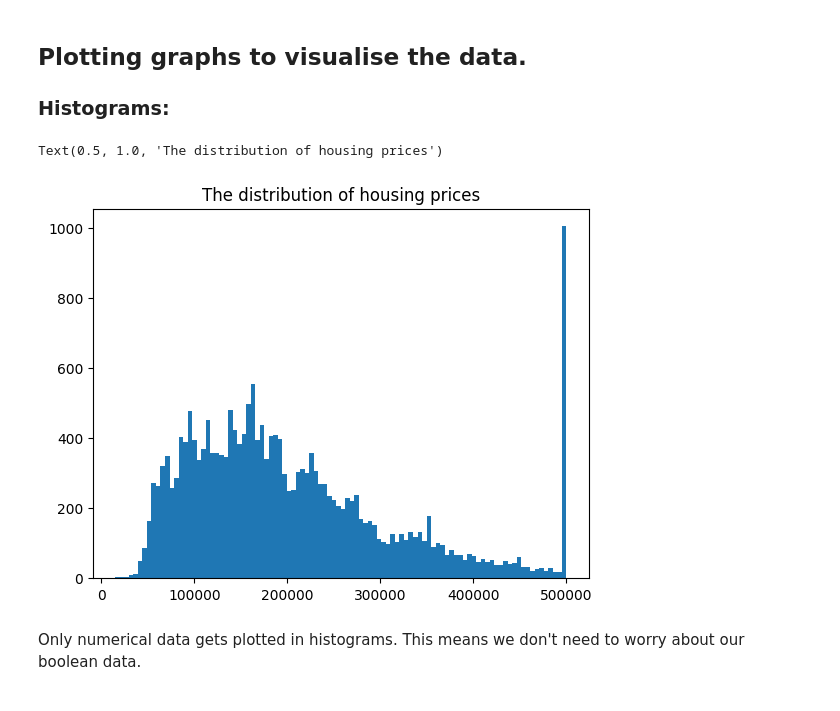
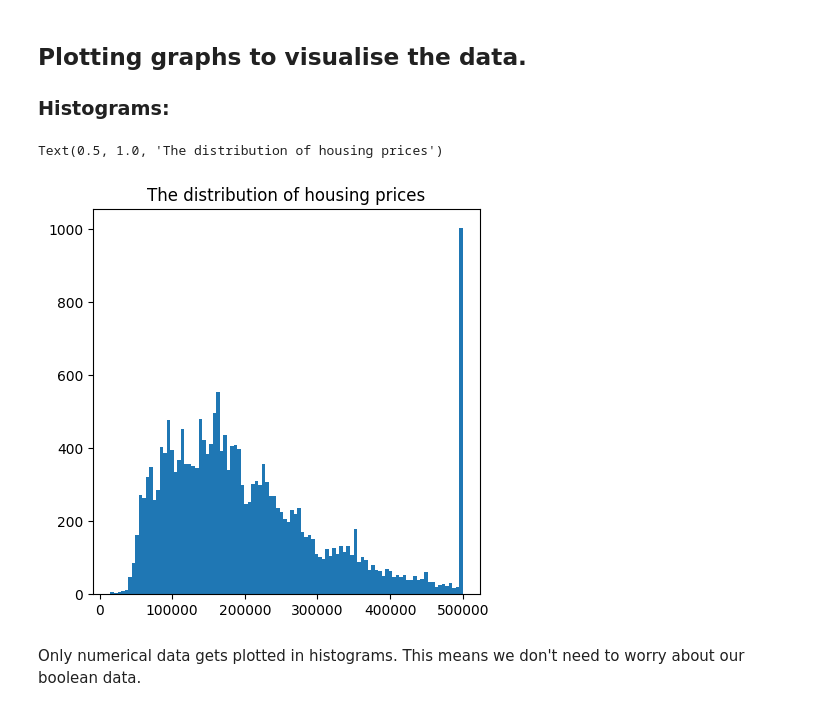
Before and after one commit to angelikavilde/AI-predict-house-value, a Jupyter notebook: data.ipynb, the cells around one changed output. Drawn from its saved outputs; the diff is of its cells as text; code cells hidden in the pictures.

```diff
--- a/data.ipynb
+++ b/data.ipynb
@@ -69,12 +66,13 @@ housing.head()
 ### Histograms:
 # %%
 # Plotting median house values on a histogram
-plt.hist(housing['median_house_value'], bins=100)
+plt.figure(figsize = (5,5))
+plt.hist(housing["median_house_value"], bins=100)
 # bins is how many intervals should the data be split into
 plt.title("The distribution of housing prices")
 # %% [output]
 Text(0.5, 1.0, 'The distribution of housing prices')
-[figure, old version]
+[figure, new version]
 # %% [markdown]
 Only numerical data gets plotted in histograms. This means we don't need to worry about our boolean data.
 # %%
```
Also changed, not shown: parts of 8 cells of this notebook.
